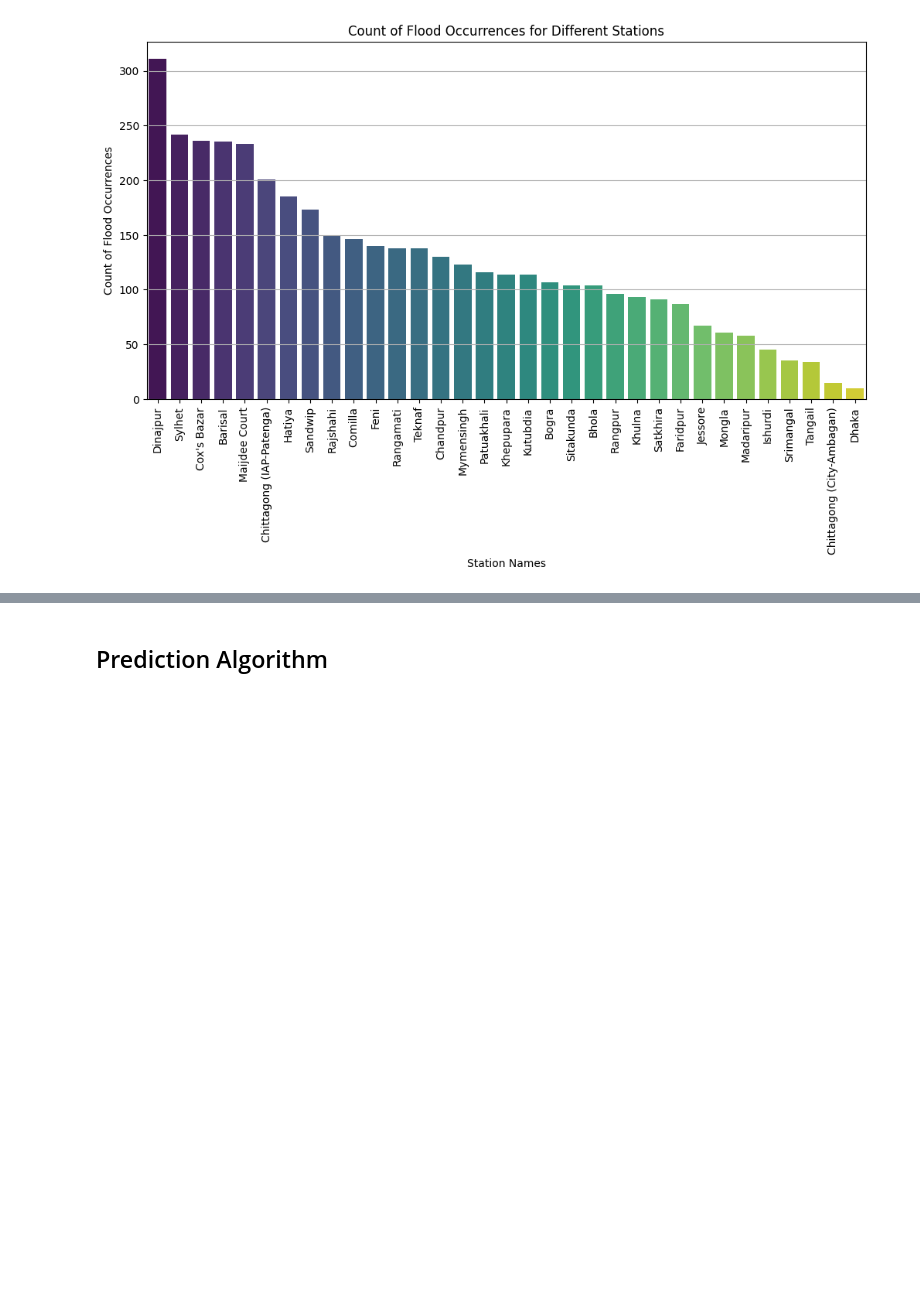
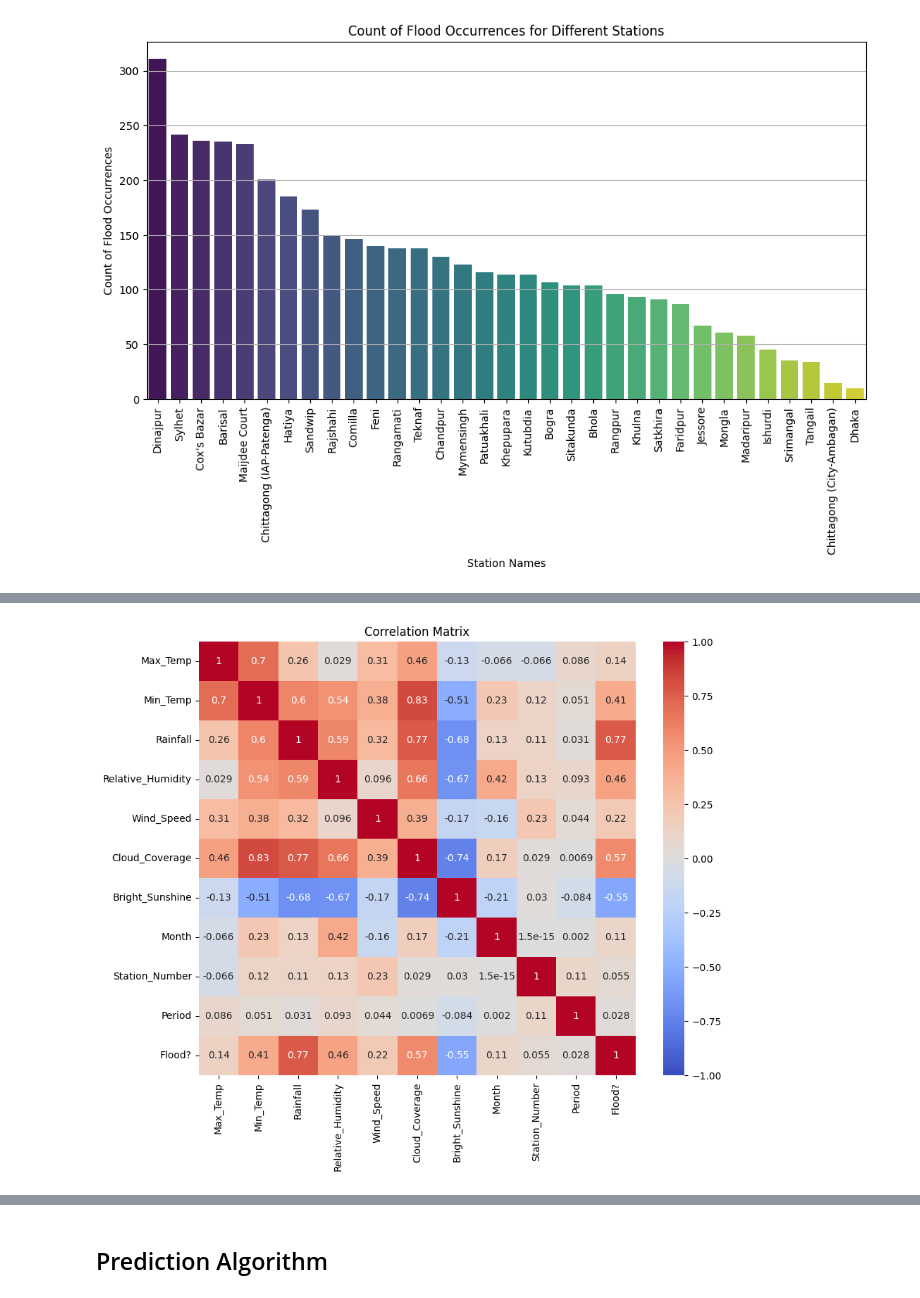
Before and after one commit to Arifulhaque-02128/ML_Projects, a Jupyter notebook: flood_prediction_in_bangladesh.ipynb, the cells around one changed output, grey strips where cells are left out. Saved outputs shown, nothing was run; the diff lists cells and outputs as text; code cells hidden in the pictures; blank space fills up the shorter version.

```diff
--- a/flood_prediction_in_bangladesh.ipynb
+++ b/flood_prediction_in_bangladesh.ipynb
@@ -184,0 +204,17 @@ new_df = df.drop(columns=columns_to_drop)
+# %%
+# Select the variables you want to include in the correlation matrix
+variables_of_interest = ['Max_Temp', 'Min_Temp', 'Rainfall', 'Relative_Humidity', 'Wind_Speed', 'Cloud_Coverage', 'Bright_Sunshine', 'Month', "Station_Number",	'Period', 'Flood?']
+
+# Create a DataFrame containing only the variables of interest
+df_selected = df[variables_of_interest]
+
+# Calculate the correlation matrix
+correlation_matrix = df_selected.corr()
+
+# Plot the correlation matrix using seaborn heatmap
+plt.figure(figsize=(10, 8))
+sns.heatmap(correlation_matrix, annot=True, cmap='coolwarm', vmin=-1, vmax=1)
+plt.title('Correlation Matrix')
+plt.show()
+# %% [output]
+[figure, added]
```
Also changed, not shown: parts of 16 cells of this notebook.
